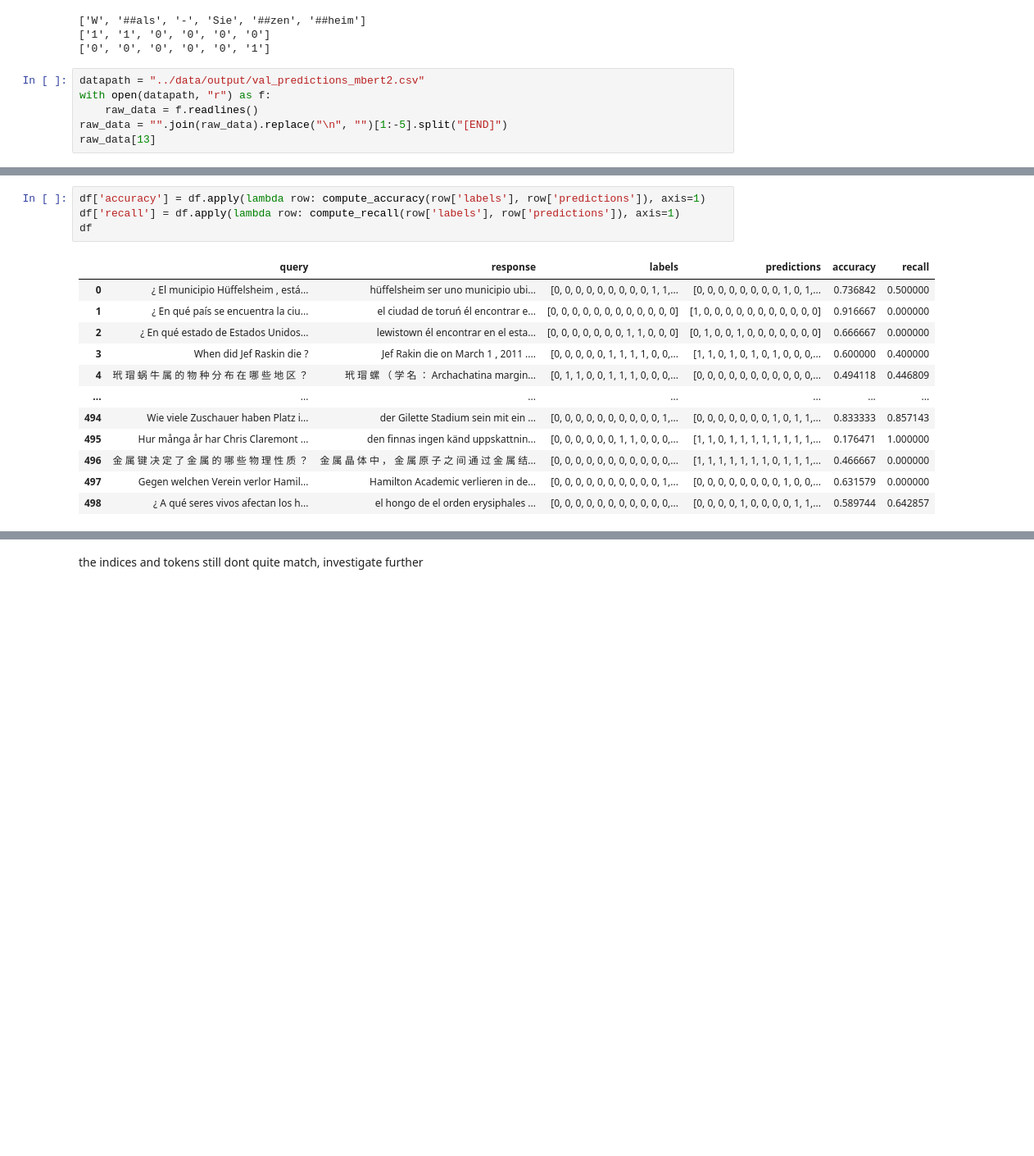
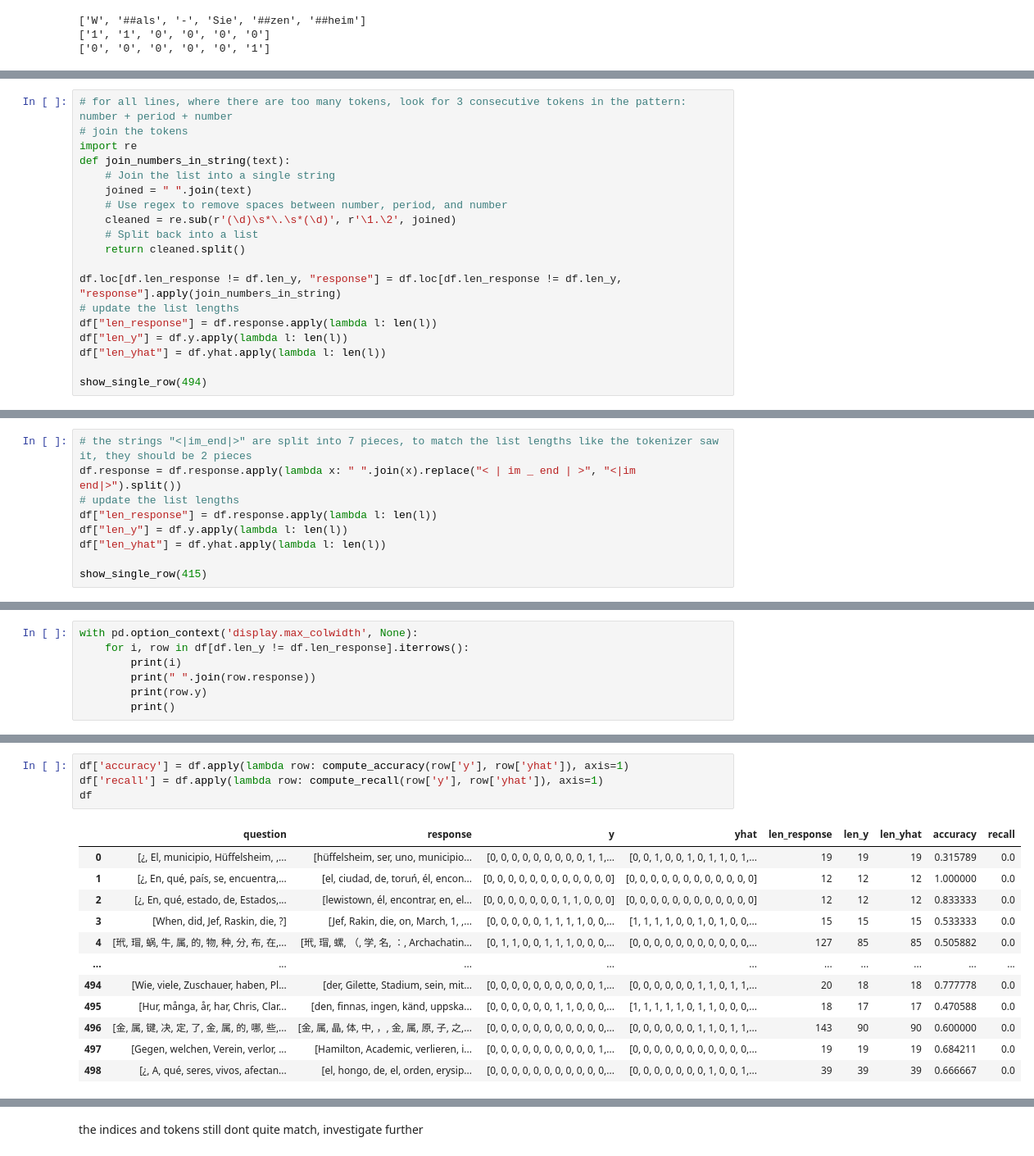
Before and after one commit to nikoczernin/MuSHROOM, a Jupyter notebook: baseline/exploration.ipynb, the cells around one changed output, grey strips where cells are left out. Shown: that part at 82% size. Drawn from its saved outputs; the diff is of its cells as text; blank space fills up the shorter version.

```diff
--- a/baseline/exploration.ipynb
+++ b/baseline/exploration.ipynb
@@ -77,9 +42,3 @@ print(yhat[11:17])
 ['W', '##als', '-', 'Sie', '##zen', '##heim']
 ['1', '1', '0', '0', '0', '0']
 ['0', '0', '0', '0', '0', '1']
-# %%
-datapath = "../data/output/val_predictions_mbert2.csv"
-with open(datapath, "r") as f:
-    raw_data = f.readlines()
-raw_data = "".join(raw_data).replace("\n", "")[1:-5].split("[END]")
-raw_data[13]
@@ -148,0 +113,19 @@ Name: 13, dtype: object
+# %%
+# for all lines, where there are too many tokens, look for 3 consecutive tokens in the pattern: number + period + number
+# join the tokens
+import re
+def join_numbers_in_string(text):
+    # Join the list into a single string
+    joined = " ".join(text)
+    # Use regex to remove spaces between number, period, and number
+    cleaned = re.sub(r'(\d)\s*\.\s*(\d)', r'\1.\2', joined)
+    # Split back into a list
+    return cleaned.split()
+
+df.loc[df.len_response != df.len_y, "response"] = df.loc[df.len_response != df.len_y, "response"].apply(join_numbers_in_string)
+# update the list lengths
+df["len_response"] = df.response.apply(lambda l: len(l))
+df["len_y"] = df.y.apply(lambda l: len(l))
+df["len_yhat"] = df.yhat.apply(lambda l: len(l))
+
+show_single_row(494)
@@ -148,0 +166,9 @@ Name: 13, dtype: object
+# %%
+# the strings "<|im_end|>" are split into 7 pieces, to match the list lengths like the tokenizer saw it, they should be 2 pieces
+df.response = df.response.apply(lambda x: " ".join(x).replace("< | im _ end | >", "<|im end|>").split())
+# update the list lengths
+df["len_response"] = df.response.apply(lambda l: len(l))
+df["len_y"] = df.y.apply(lambda l: len(l))
+df["len_yhat"] = df.yhat.apply(lambda l: len(l))
+
+show_single_row(415)
@@ -148,0 +232,7 @@ Name: 13, dtype: object
+# %%
+with pd.option_context('display.max_colwidth', None):
+    for i, row in df[df.len_y != df.len_response].iterrows():
+        print(i)
+        print(" ".join(row.response))
+        print(row.y)
+        print()
@@ -149,17 +259,17 @@ Name: 13, dtype: object
 # %%
-df['accuracy'] = df.apply(lambda row: compute_accuracy(row['labels'], row['predictions']), axis=1)
-df['recall'] = df.apply(lambda row: compute_recall(row['labels'], row['predictions']), axis=1)
+df['accuracy'] = df.apply(lambda row: compute_accuracy(row['y'], row['yhat']), axis=1)
+df['recall'] = df.apply(lambda row: compute_recall(row['y'], row['yhat']), axis=1)
 df
 # %% [output]
-|  | query | response | labels | predictions | accuracy | recall |
-| 0 | ¿ El municipio Hüffelsheim , está... | hüffelsheim ser uno municipio ubi... | [0, 0, 0, 0, 0, 0, 0, 0, 0, 1, 1,... | [0, 0, 0, 0, 0, 0, 0, 0, 1, 0, 1,... | 0.736842 | 0.500000 |
-| 1 | ¿ En qué país se encuentra la ciu... | el ciudad de toruń él encontrar e... | [0, 0, 0, 0, 0, 0, 0, 0, 0, 0, 0, 0] | [1, 0, 0, 0, 0, 0, 0, 0, 0, 0, 0, 0] | 0.916667 | 0.000000 |
-| 2 | ¿ En qué estado de Estados Unidos... | lewistown él encontrar en el esta... | [0, 0, 0, 0, 0, 0, 0, 1, 1, 0, 0, 0] | [0, 1, 0, 0, 1, 0, 0, 0, 0, 0, 0, 0] | 0.666667 | 0.000000 |
-| 3 | When did Jef Raskin die ? | Jef Rakin die on March 1 , 2011 .... | [0, 0, 0, 0, 0, 1, 1, 1, 1, 0, 0,... | [1, 1, 0, 1, 0, 1, 0, 1, 0, 0, 0,... | 0.600000 | 0.400000 |
-| 4 | 玳 瑁 蜗 牛 属 的 物 种 分 布 在 哪 些 地 区 ？ | 玳 瑁 螺 （ 学 名 ： Archachatina margin... | [0, 1, 1, 0, 0, 1, 1, 1, 0, 0, 0,... | [0, 0, 0, 0, 0, 0, 0, 0, 0, 0, 0,... | 0.494118 | 0.446809 |
-| ... | ... | ... | ... | ... | ... | ... |
-| 494 | Wie viele Zuschauer haben Platz i... | der Gilette Stadium sein mit ein ... | [0, 0, 0, 0, 0, 0, 0, 0, 0, 0, 1,... | [0, 0, 0, 0, 0, 0, 0, 1, 0, 1, 1,... | 0.833333 | 0.857143 |
-| 495 | Hur många år har Chris Claremont ... | den finnas ingen känd uppskattnin... | [0, 0, 0, 0, 0, 0, 1, 1, 0, 0, 0,... | [1, 1, 0, 1, 1, 1, 1, 1, 1, 1, 1,... | 0.176471 | 1.000000 |
-| 496 | 金 属 键 决 定 了 金 属 的 哪 些 物 理 性 质 ？ | 金 属 晶 体 中 ， 金 属 原 子 之 间 通 过 金 属 结... | [0, 0, 0, 0, 0, 0, 0, 0, 0, 0, 0,... | [1, 1, 1, 1, 1, 1, 1, 0, 1, 1, 1,... | 0.466667 | 0.000000 |
-| 497 | Gegen welchen Verein verlor Hamil... | Hamilton Academic verlieren in de... | [0, 0, 0, 0, 0, 0, 0, 0, 0, 0, 1,... | [0, 0, 0, 0, 0, 0, 0, 0, 1, 0, 0,... | 0.631579 | 0.000000 |
-| 498 | ¿ A qué seres vivos afectan los h... | el hongo de el orden erysiphales ... | [0, 0, 0, 0, 0, 0, 0, 0, 0, 0, 0,... | [0, 0, 0, 0, 1, 0, 0, 0, 0, 1, 1,... | 0.589744 | 0.642857 |
+|  | question | response | y | yhat | len_response | len_y | len_yhat | accuracy | recall |
+| 0 | [¿, El, municipio, Hüffelsheim, ,... | [hüffelsheim, ser, uno, municipio... | [0, 0, 0, 0, 0, 0, 0, 0, 0, 1, 1,... | [0, 0, 1, 0, 0, 1, 0, 1, 1, 0, 1,... | 19 | 19 | 19 | 0.315789 | 0.0 |
+| 1 | [¿, En, qué, país, se, encuentra,... | [el, ciudad, de, toruń, él, encon... | [0, 0, 0, 0, 0, 0, 0, 0, 0, 0, 0, 0] | [0, 0, 0, 0, 0, 0, 0, 0, 0, 0, 0, 0] | 12 | 12 | 12 | 1.000000 | 0.0 |
+| 2 | [¿, En, qué, estado, de, Estados,... | [lewistown, él, encontrar, en, el... | [0, 0, 0, 0, 0, 0, 0, 1, 1, 0, 0, 0] | [0, 0, 0, 0, 0, 0, 0, 0, 0, 0, 0, 0] | 12 | 12 | 12 | 0.833333 | 0.0 |
+| 3 | [When, did, Jef, Raskin, die, ?] | [Jef, Rakin, die, on, March, 1, ,... | [0, 0, 0, 0, 0, 1, 1, 1, 1, 0, 0,... | [1, 1, 1, 1, 0, 0, 1, 0, 1, 0, 0,... | 15 | 15 | 15 | 0.533333 | 0.0 |
+| 4 | [玳, 瑁, 蜗, 牛, 属, 的, 物, 种, 分, 布, 在,... | [玳, 瑁, 螺, （, 学, 名, ：, Archachatin... | [0, 1, 1, 0, 0, 1, 1, 1, 0, 0, 0,... | [0, 0, 0, 0, 0, 0, 0, 0, 0, 0, 0,... | 127 | 85 | 85 | 0.505882 | 0.0 |
+| ... | ... | ... | ... | ... | ... | ... | ... | ... | ... |
+| 494 | [Wie, viele, Zuschauer, haben, Pl... | [der, Gilette, Stadium, sein, mit... | [0, 0, 0, 0, 0, 0, 0, 0, 0, 0, 1,... | [0, 0, 0, 0, 0, 0, 1, 1, 0, 1, 1,... | 20 | 18 | 18 | 0.777778 | 0.0 |
+| 495 | [Hur, många, år, har, Chris, Clar... | [den, finnas, ingen, känd, uppska... | [0, 0, 0, 0, 0, 0, 1, 1, 0, 0, 0,... | [1, 1, 1, 1, 1, 0, 1, 1, 0, 0, 0,... | 18 | 17 | 17 | 0.470588 | 0.0 |
+| 496 | [金, 属, 键, 决, 定, 了, 金, 属, 的, 哪, 些,... | [金, 属, 晶, 体, 中, ，, 金, 属, 原, 子, 之,... | [0, 0, 0, 0, 0, 0, 0, 0, 0, 0, 0,... | [0, 0, 0, 0, 0, 0, 1, 1, 0, 1, 1,... | 143 | 90 | 90 | 0.600000 | 0.0 |
+| 497 | [Gegen, welchen, Verein, verlor, ... | [Hamilton, Academic, verlieren, i... | [0, 0, 0, 0, 0, 0, 0, 0, 0, 0, 1,... | [0, 0, 0, 0, 0, 0, 0, 0, 0, 0, 0,... | 19 | 19 | 19 | 0.684211 | 0.0 |
+| 498 | [¿, A, qué, seres, vivos, afectan... | [el, hongo, de, el, orden, erysip... | [0, 0, 0, 0, 0, 0, 0, 0, 0, 0, 0,... | [0, 0, 0, 0, 0, 0, 0, 1, 0, 0, 1,... | 39 | 39 | 39 | 0.666667 | 0.0 |
```
Also changed, not shown: parts of 32 cells of this notebook.
